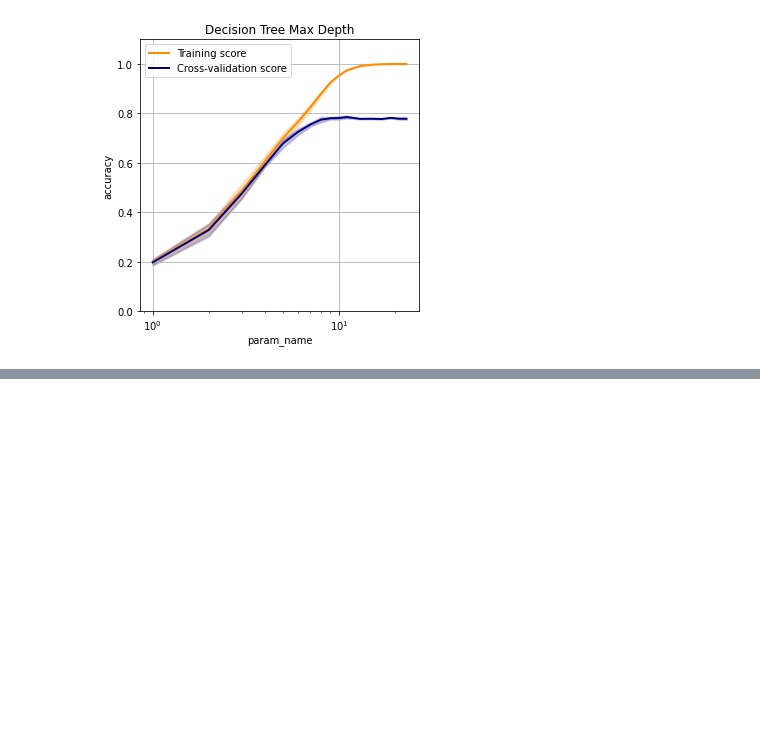
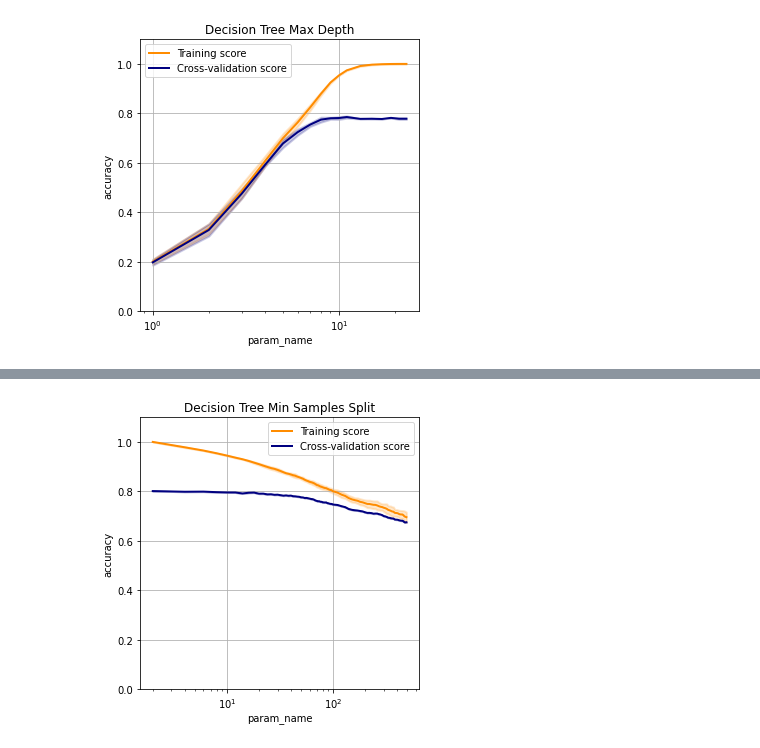
Before and after one commit to jayhtian/cs7641, a Jupyter notebook: supervised_learning/mnist_decision_tree.ipynb, the cells around one changed output, grey strips where cells are left out. Saved outputs shown, nothing was run; the diff lists cells and outputs as text; code cells hidden in the pictures; blank space fills up the shorter version.

```diff
--- a/supervised_learning/mnist_decision_tree.ipynb
+++ b/supervised_learning/mnist_decision_tree.ipynb
@@ -92,0 +139,6 @@ plot_curves(param_range, train_scores_mean, train_scores_std, test_scores_mean,
+# %%
+plot_curves(param_range, train_scores_mean, train_scores_std, test_scores_mean, test_scores_std,
+            title='Decision Tree Min Samples Split',
+            scoring='accuracy', is_log_axis=True,
+            figsize=(5,5))
+# %% [output]
@@ -92,0 +146 @@ plot_curves(param_range, train_scores_mean, train_scores_std, test_scores_mean,
+[figure, added]
```
Also changed, not shown: parts of 22 cells of this notebook, 27 other files.
